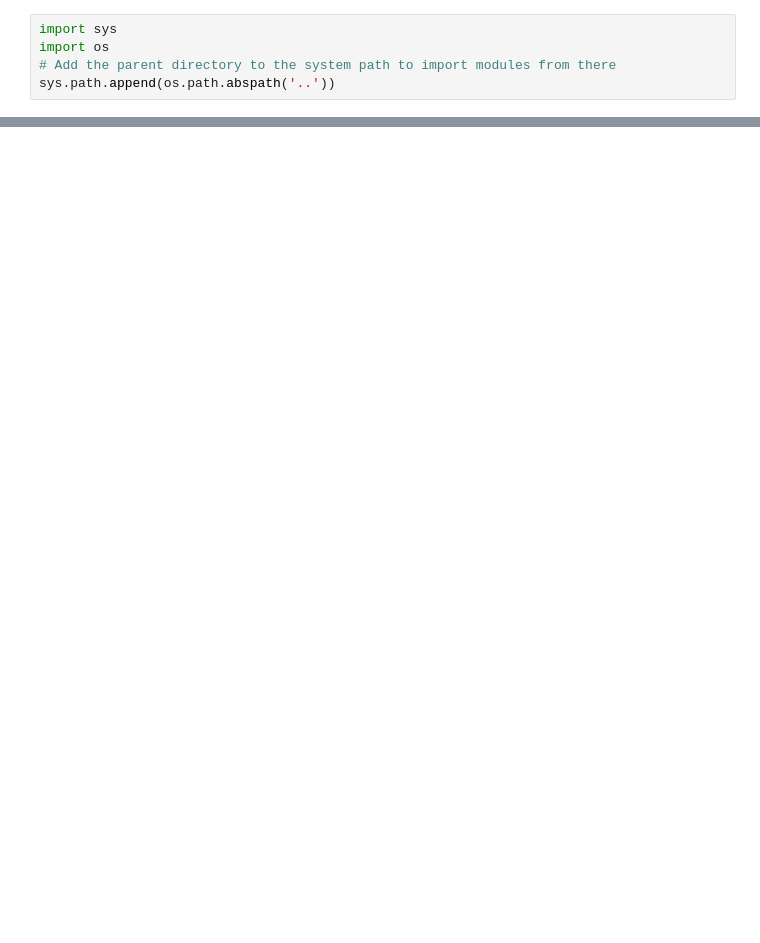
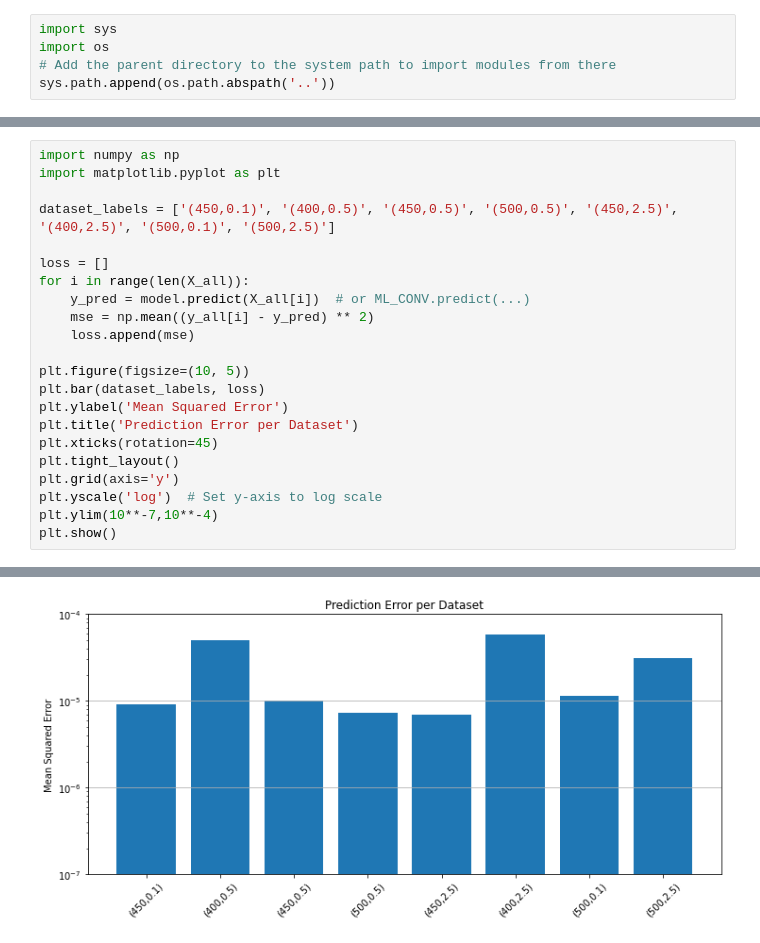
Before and after one commit to Jdear17/StrainRateControl-ML, a Jupyter notebook: notebooks/testing.ipynb, the cells around one changed output, grey strips where cells are left out. Cells and saved outputs as stored; diff of their text form; blank space fills up the shorter version.

```diff
--- a/notebooks/testing.ipynb
+++ b/notebooks/testing.ipynb
@@ -91,0 +92,23 @@ Epoch 200/200
+# %%
+import numpy as np
+import matplotlib.pyplot as plt
+
+dataset_labels = ['(450,0.1)', '(400,0.5)', '(450,0.5)', '(500,0.5)', '(450,2.5)', '(400,2.5)', '(500,0.1)', '(500,2.5)']
+
+loss = []
+for i in range(len(X_all)):
+    y_pred = model.predict(X_all[i])  # or ML_CONV.predict(...)
+    mse = np.mean((y_all[i] - y_pred) ** 2)
+    loss.append(mse)
+
+plt.figure(figsize=(10, 5))
+plt.bar(dataset_labels, loss)
+plt.ylabel('Mean Squared Error')
+plt.title('Prediction Error per Dataset')
+plt.xticks(rotation=45)
+plt.tight_layout()
+plt.grid(axis='y')
+plt.yscale('log')  # Set y-axis to log scale
+plt.ylim(10**-7,10**-4)
+plt.show()
+# %% [output]
@@ -91,0 +123 @@ Epoch 200/200
+[figure, added]
```
Also changed, not shown: parts of 7 cells of this notebook, 3 other files.
